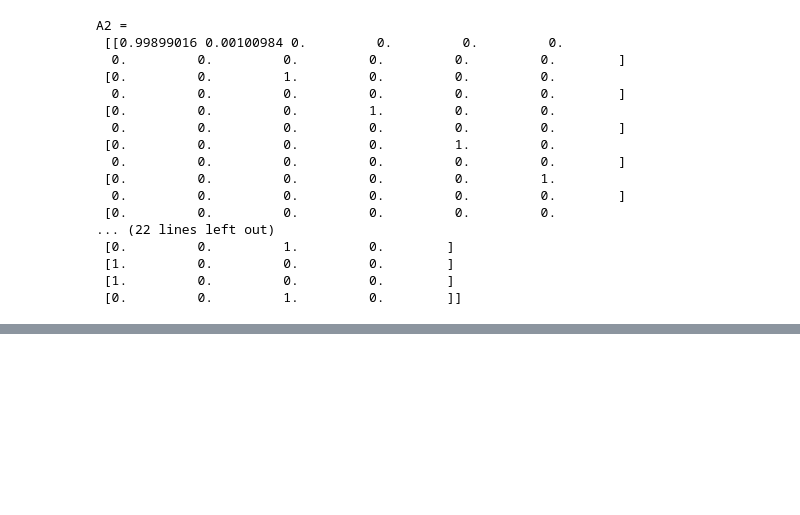
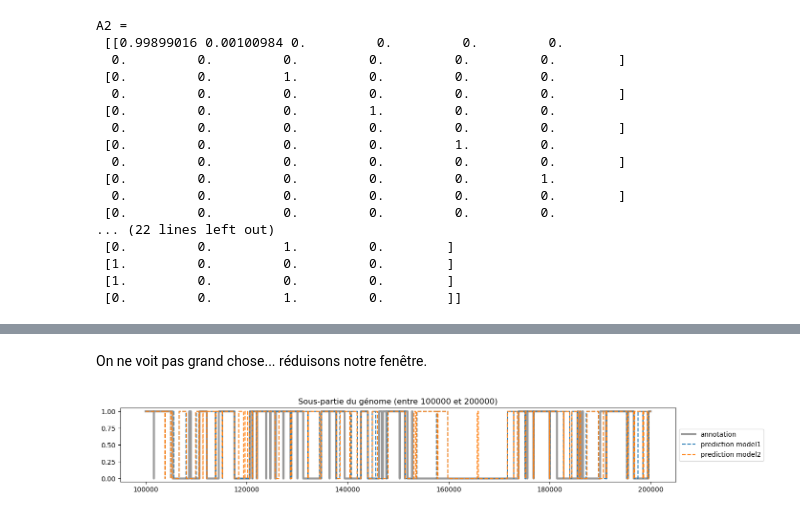
Before and after one commit to dataymeric/DAC, a Jupyter notebook: tme7/tme7.ipynb, the cells around one changed output, grey strips where cells are left out. Saved outputs shown, nothing was run; the diff lists cells and outputs as text; code cells hidden in the pictures; blank space fills up the shorter version.

```diff
--- a/tme7/tme7.ipynb
+++ b/tme7/tme7.ipynb
@@ -533,0 +549,14 @@ plt.show()
+# %% [markdown]
+On ne voit pas grand chose... réduisons notre fenêtre.
+# %%
+x = range(100000,200000)
+
+fig, ax = plt.subplots(figsize=(15,2))
+ax.plot(x, annotation_test[100000:200000], label="annotation", lw=3, color="black", alpha=.4)
+ax.plot(x, etat_predits[100000:200000], label="prediction model1", ls="--")
+ax.plot(x, etat_predits2[100000:200000], label="prediction model2", ls="--")
+plt.legend(loc='center left', bbox_to_anchor=(1, 0.5))
+plt.title("Sous-partie du génome (entre 100000 et 200000)")
+plt.show()
+# %% [output]
+[figure, added]
```
Also changed, not shown: parts of 17 cells of this notebook.
